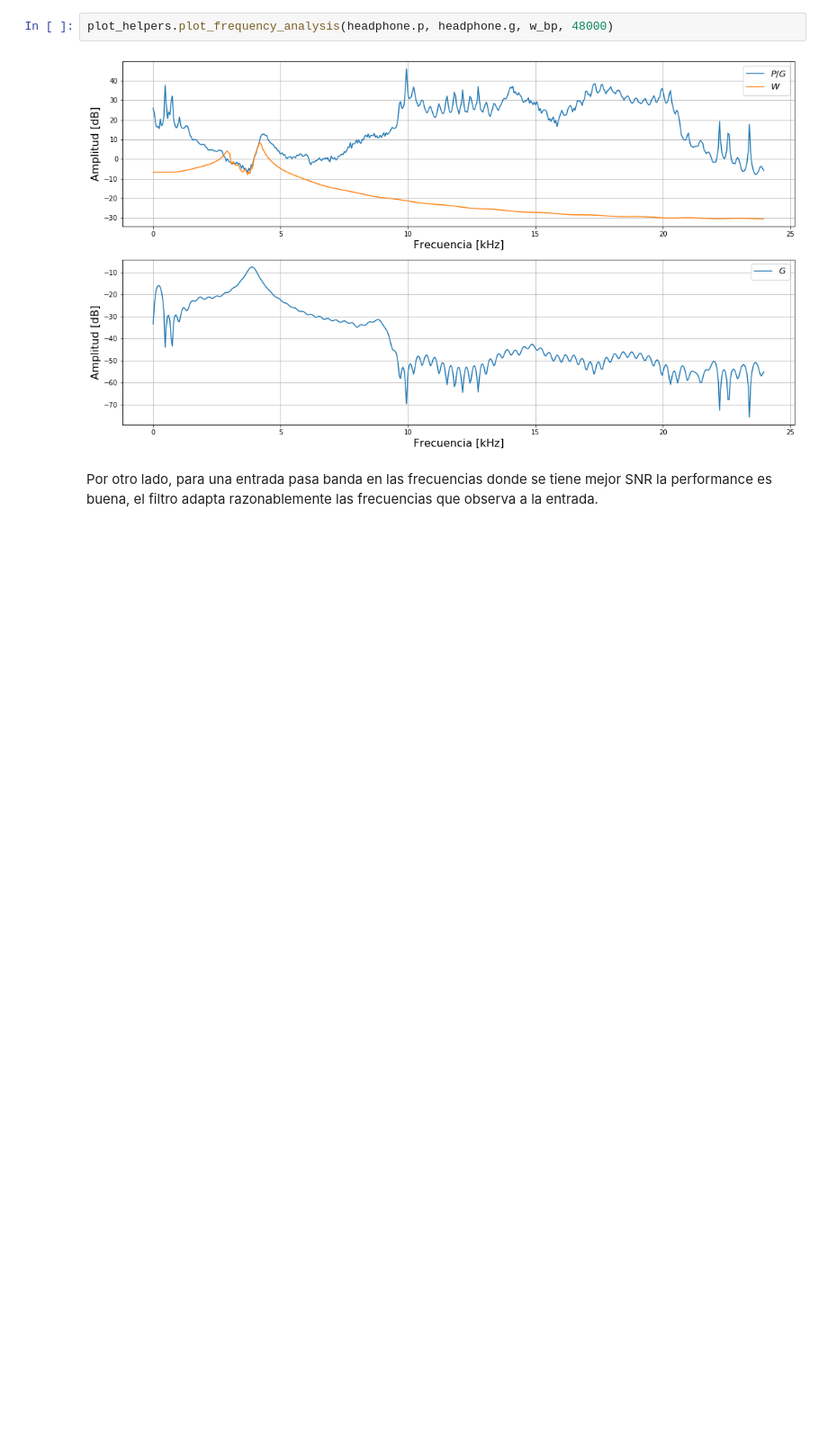
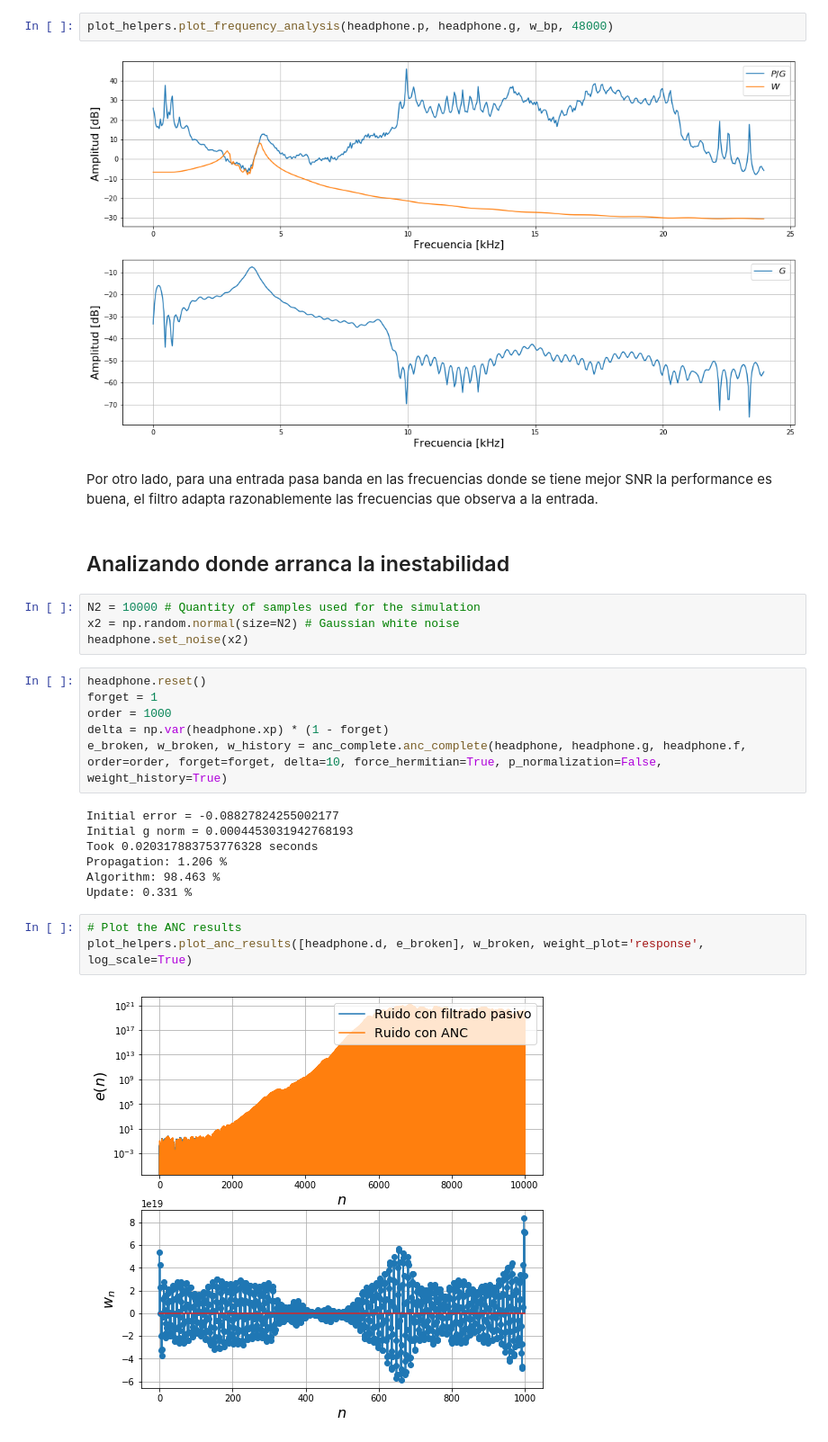
Before and after one commit to asp-image-dsp/asp-project-02, a Jupyter notebook: development/rls_passband.ipynb, the cells around one changed output. Shown: that part at 90% size. Saved outputs shown, nothing was run; the diff lists cells and outputs as text; blank space fills up the shorter version.

```diff
--- a/development/rls_passband.ipynb
+++ b/development/rls_passband.ipynb
@@ -94,3 +99,27 @@ plot_helpers.plot_frequency_analysis(headphone.p, headphone.g, w_bp, 48000)
 [figure]
 # %% [markdown]
 Por otro lado, para una entrada pasa banda en las frecuencias donde se tiene mejor SNR la performance es buena, el filtro adapta razonablemente las frecuencias que observa a la entrada.
+# %% [markdown]
+## Analizando donde arranca la inestabilidad
+# %%
+N2 = 10000 # Quantity of samples used for the simulation
+x2 = np.random.normal(size=N2) # Gaussian white noise
+headphone.set_noise(x2)
+# %%
+headphone.reset()
+forget = 1
+order = 1000
+delta = np.var(headphone.xp) * (1 - forget)
+e_broken, w_broken, w_history = anc_complete.anc_complete(headphone, headphone.g, headphone.f, order=order, forget=forget, delta=10, force_hermitian=True, p_normalization=False, weight_history=True)
+# %% [output]
+Initial error = -0.08827824255002177
+Initial g norm = 0.0004453031942768193
+Took 0.020317883753776328 seconds
+Propagation: 1.206 %
+Algorithm: 98.463 %
+Update: 0.331 %
+# %%
+# Plot the ANC results
+plot_helpers.plot_anc_results([headphone.d, e_broken], w_broken, weight_plot='response', log_scale=True)
+# %% [output]
+[figure, added]
```
Also changed, not shown: parts of 5 cells of this notebook, 4 other files.
